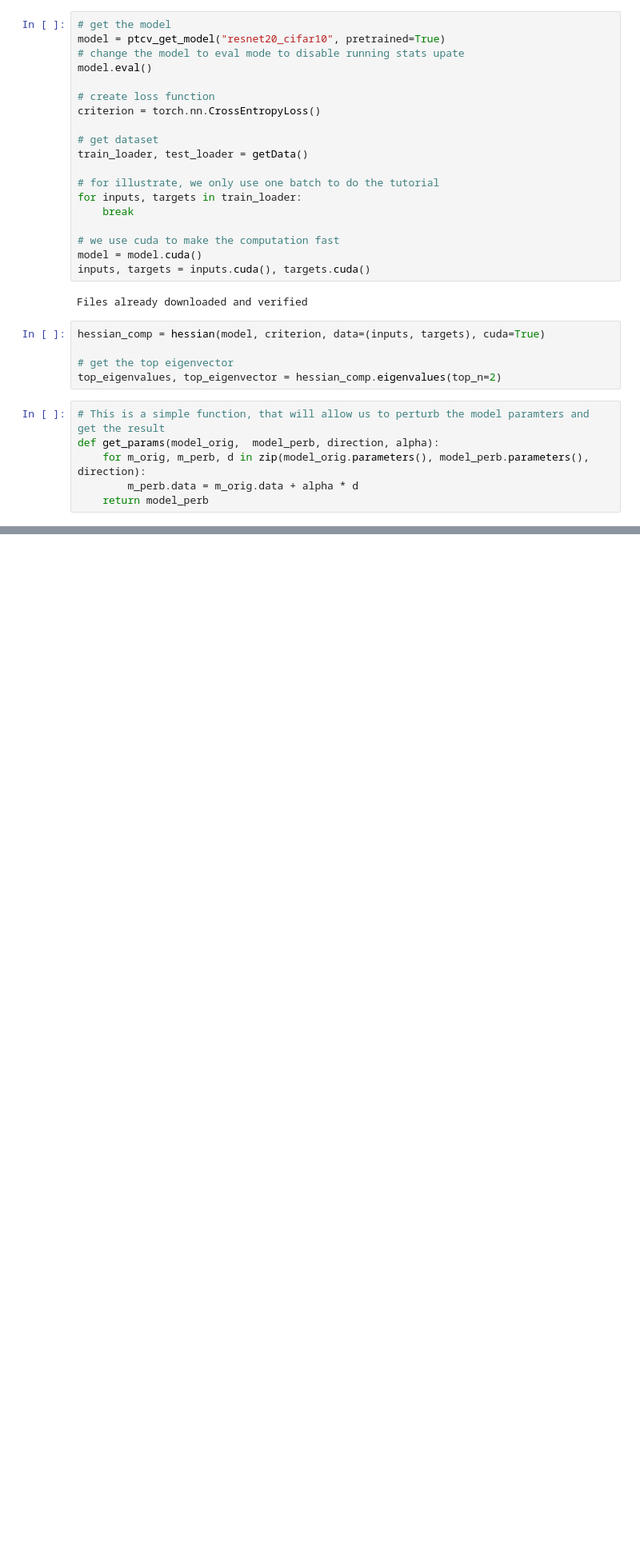
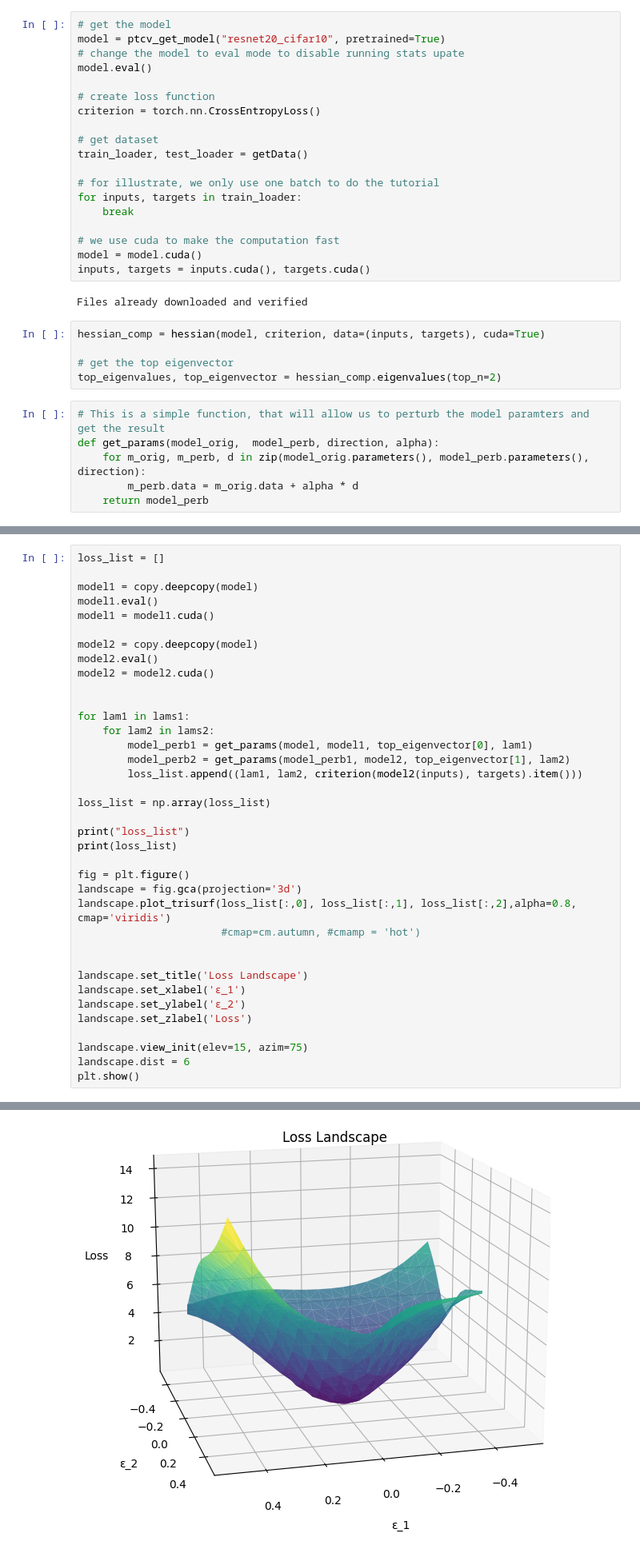
Before and after one commit to taehyeonhan-hatae/MAML, a Jupyter notebook: Test_jupyternotebook/loss_landscape.ipynb, the cells around one changed output, grey strips where cells are left out. Shown at 80% size. Drawn from its saved outputs; the diff is of its cells as text; blank space fills up the shorter version.

Commit message:
loss landscape

```diff
--- a/Test_jupyternotebook/loss_landscape.ipynb
+++ b/Test_jupyternotebook/loss_landscape.ipynb
@@ -185,0 +202,38 @@ plt.show()
+# %%
+loss_list = []
+
+model1 = copy.deepcopy(model)
+model1.eval()
+model1 = model1.cuda()
+
+model2 = copy.deepcopy(model)
+model2.eval()
+model2 = model2.cuda()
+
+
+for lam1 in lams1:
+    for lam2 in lams2:
+        model_perb1 = get_params(model, model1, top_eigenvector[0], lam1)
+        model_perb2 = get_params(model_perb1, model2, top_eigenvector[1], lam2)
+        loss_list.append((lam1, lam2, criterion(model2(inputs), targets).item()))
+
+loss_list = np.array(loss_list)
+
+print("loss_list")
+print(loss_list)
+
+fig = plt.figure()
+landscape = fig.gca(projection='3d')
+landscape.plot_trisurf(loss_list[:,0], loss_list[:,1], loss_list[:,2],alpha=0.8, cmap='viridis')
+                       #cmap=cm.autumn, #cmamp = 'hot')
+
+
+landscape.set_title('Loss Landscape')
+landscape.set_xlabel('ε_1')
+landscape.set_ylabel('ε_2')
+landscape.set_zlabel('Loss')
+
+landscape.view_init(elev=15, azim=75)
+landscape.dist = 6
+plt.show()
+# %% [output]
@@ -185,0 +248 @@ plt.show()
+[figure, added]
```
Also changed, not shown: parts of 7 cells of this notebook, 2 other files.
